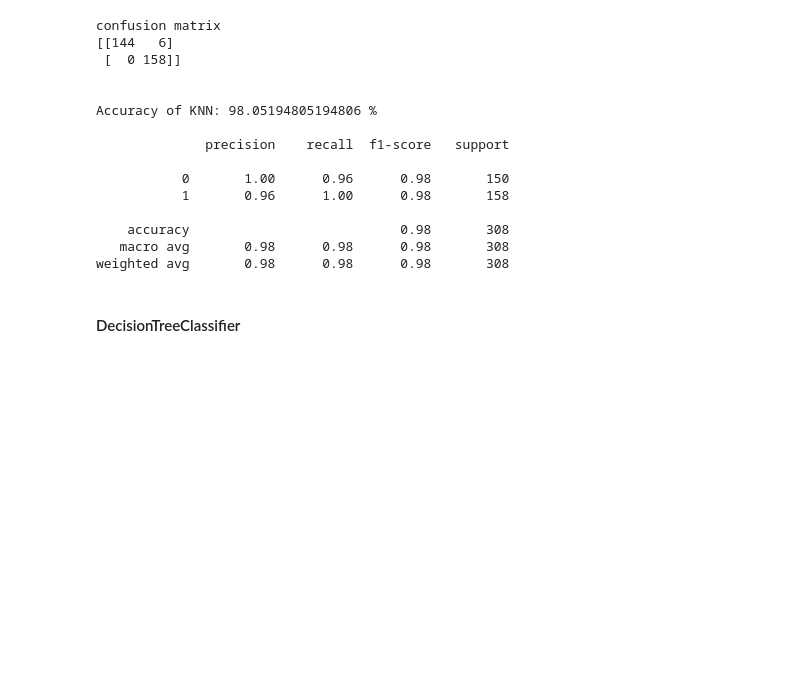
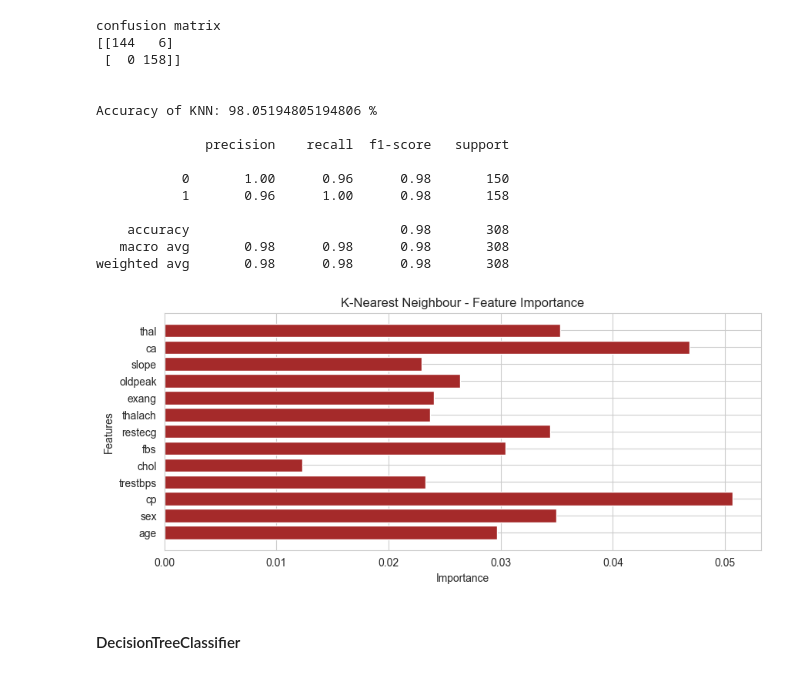
Before and after one commit to asndiallo/MedAI-MultiDataset-Study, a Jupyter notebook: notebooks/heart-disease.ipynb, the cells around one changed output. Saved outputs shown, nothing was run; the diff lists cells and outputs as text; code cells hidden in the pictures; blank space fills up the shorter version.

```diff
--- a/notebooks/heart-disease.ipynb
+++ b/notebooks/heart-disease.ipynb
@@ -426,6 +443,23 @@ Accuracy of KNN: 98.05194805194806 %
     accuracy                           0.98       308
    macro avg       0.98      0.98      0.98       308
 weighted avg       0.98      0.98      0.98       308
+# %%
+# Calculate feature importance for KNN
+knn_perm_importance = permutation_importance(knn, X_test_std, y_test, n_repeats=30, random_state=1)
+
+# Plotting feature importance
+knn_feature_importance = pd.DataFrame(
+    {"Feature": X.columns, "Importance": knn_perm_importance.importances_mean}
+)
+
+plt.figure(figsize=(10, 4))
+plt.title("K-Nearest Neighbour - Feature Importance")
+plt.xlabel("Importance")
+plt.ylabel("Features")
+plt.barh(knn_feature_importance["Feature"], knn_feature_importance["Importance"], color="brown")
+plt.show()
+# %% [output]
+[figure, added]
 # %% [markdown]
 #### DecisionTreeClassifier
 # %%
```
Also changed, not shown: parts of 3 cells of this notebook.
